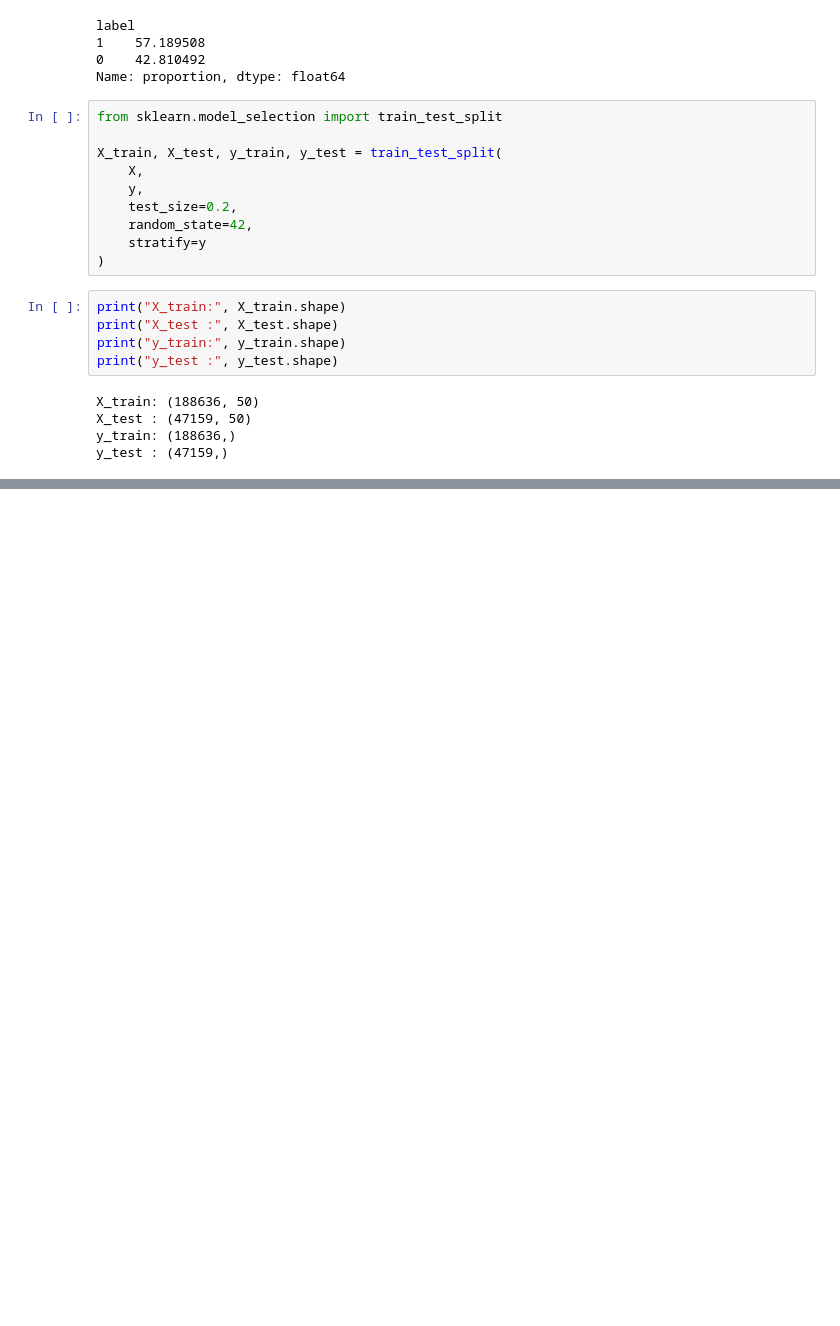
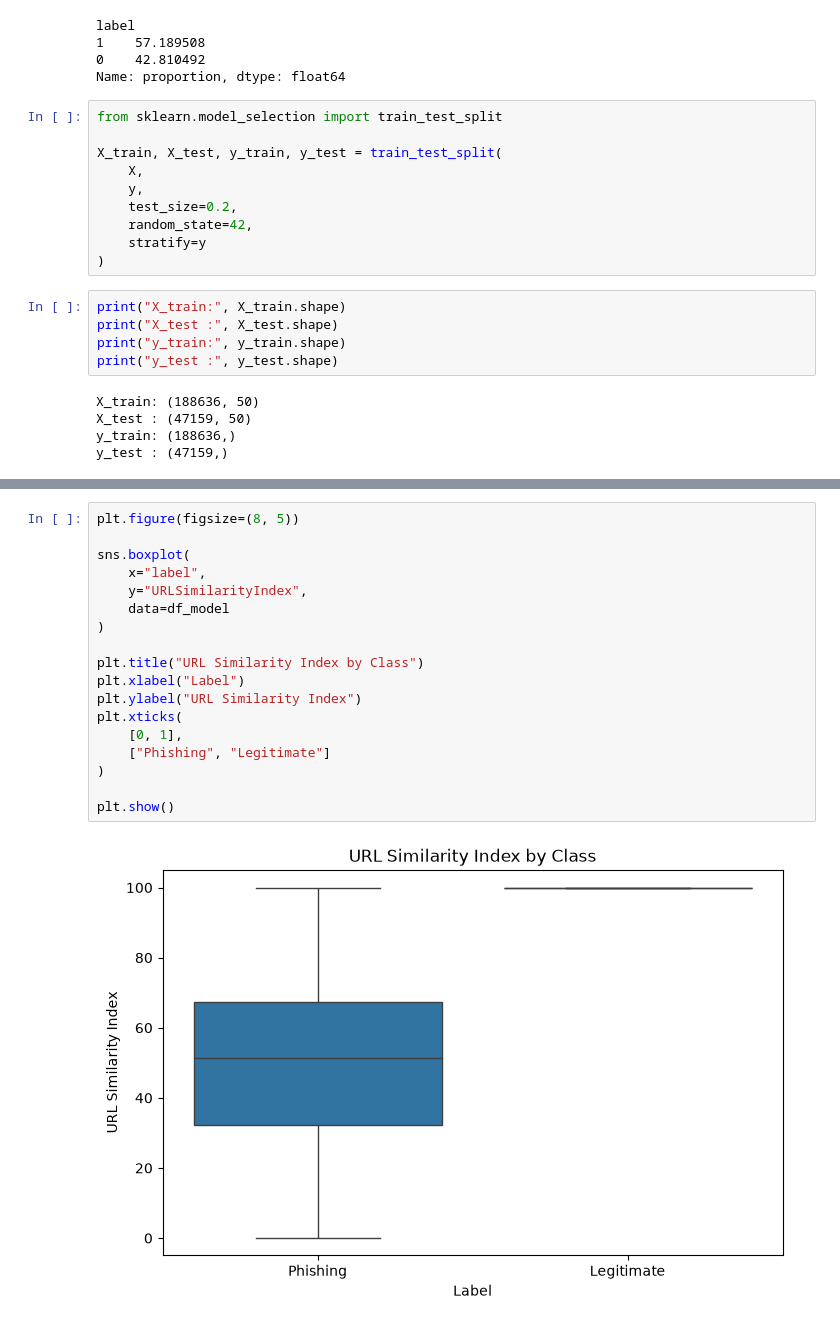
Before and after one commit to KARTHIKA-HANUMANDLA/Explainable-AI-based-phishing-URL-detection-system-, a Jupyter notebook: notebooks/day2_dataset_analysis.ipynb, the cells around one changed output, grey strips where cells are left out. Saved outputs shown, nothing was run; the diff lists cells and outputs as text; blank space fills up the shorter version.

```diff
--- a/notebooks/day2_dataset_analysis.ipynb
+++ b/notebooks/day2_dataset_analysis.ipynb
@@ -311,0 +416,20 @@ y_test : (47159,)
+# %%
+plt.figure(figsize=(8, 5))
+
+sns.boxplot(
+    x="label",
+    y="URLSimilarityIndex",
+    data=df_model
+)
+
+plt.title("URL Similarity Index by Class")
+plt.xlabel("Label")
+plt.ylabel("URL Similarity Index")
+plt.xticks(
+    [0, 1],
+    ["Phishing", "Legitimate"]
+)
+
+plt.show()
+# %% [output]
+[figure, added]
```
Also changed, not shown: parts of 86 cells of this notebook, 7 other files.
